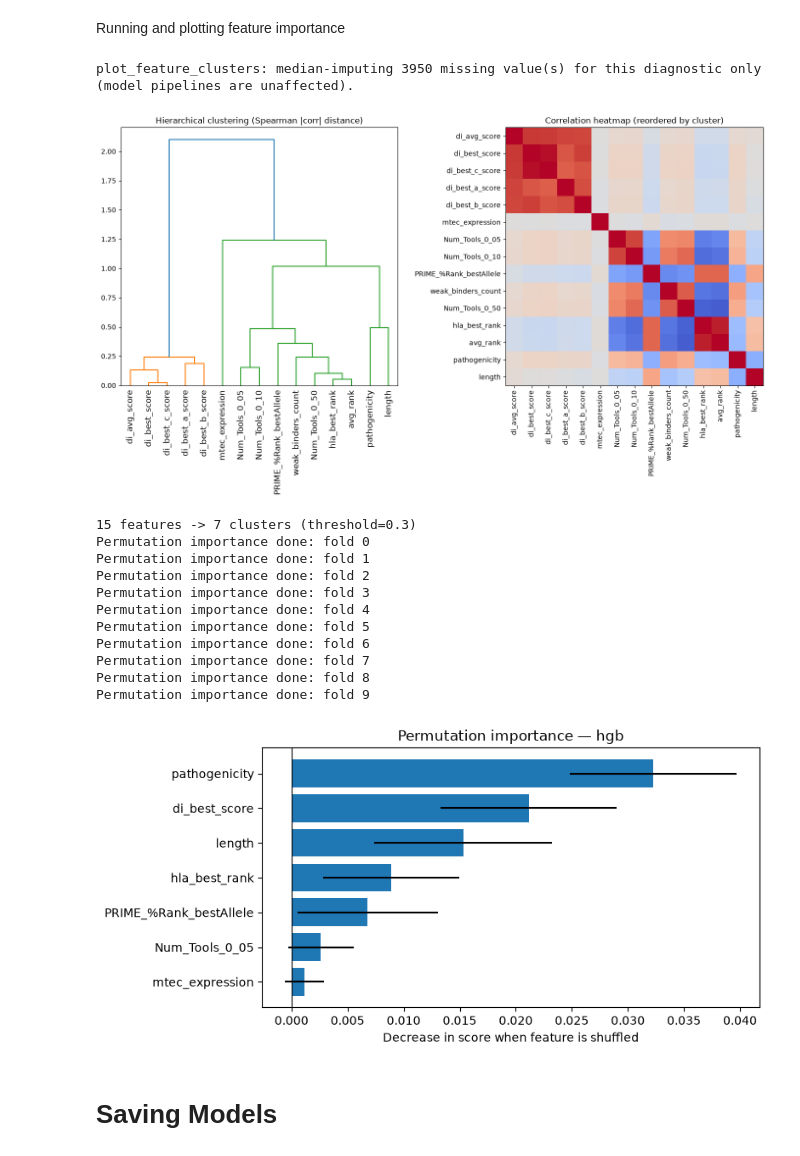
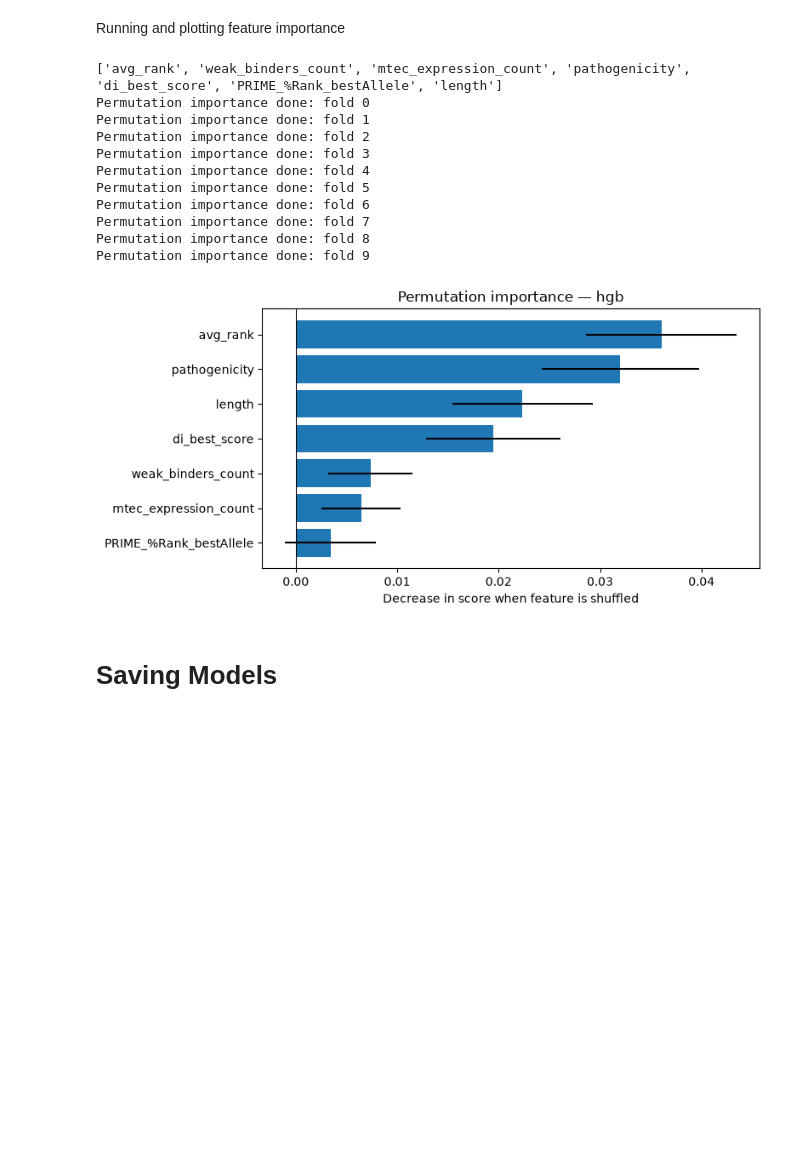
Before and after one commit to jonnovd/ImmunPepPred, a Jupyter notebook: models/model_evaluator.ipynb, the cells around one changed output. Drawn from its saved outputs; the diff is of its cells as text; code cells hidden in the pictures; blank space fills up the shorter version.

Commit message:
small feature name change in predict.py and created separate feature visualiser file

```diff
--- a/models/model_evaluator.ipynb
+++ b/models/model_evaluator.ipynb
@@ -16,7 +16,8 @@ from sklearn.preprocessing import RobustScaler, StandardScaler
 INPUT_DIR        = "data/input"
 MODEL_INPUT_DIR  = f"{INPUT_DIR}/formatted-input"
 #MODEL_INPUT_FILE = f"{MODEL_INPUT_DIR}/model_input_traintest_cleavedSelf9k_hex_noID.csv"#model_input_traintest_randselfpeps_commonAlleles_nomhcnuggs_newPath.csv"#model_input_traintest_randselfpeps_new_pathogenicity.csv"#" #"model_input_imm_and_mhc-nb_m1_t7.csv"#"#"model_input_all_traintest.csv"
-MODEL_INPUT_FILE = f"{MODEL_INPUT_DIR}/model_input_traintest_cleavedself9k_di_selfNoID.csv"
+#MODEL_INPUT_FILE = f"{MODEL_INPUT_DIR}/model_input_traintest_cleavedself9k_di_selfNoID.csv"
+MODEL_INPUT_FILE = f"{MODEL_INPUT_DIR}/traintest_9kcleavedself_featureTable.csv"
 #MODEL_INPUT_FILE = f"data/selfsimilarity/selfsim_noID_combined.csv"
 #FEATURE_TABLE    = f"{MODEL_INPUT_DIR}/featureTable1.csv"
 #MODEL_INPUT_FILE = f"{MODEL_INPUT_DIR}/testMTEC_raw_featureTable_traintest_9kcleavedself.csv"
@@ -85,13 +86,16 @@ print(f"Model Train Test DF: {X_df.shape}")
 X_df = X_df.drop(columns=['best_allele', 'best_netmhc_r', 'best_mixmhc_r', 'best_mhcflurry_r', 'best_mhcnuggets_r',
        'netmhc_a', 'mixmhc_a', 'mhcflurry_a', 'mhcnuggets_a'], errors='ignore')
 
-# NB Drops: TAP, selfsimilarity,
+# NB Drops: TAP, selfsimilarity, All Num Tools, di_avg
 X_df = X_df.drop(columns=['Num_Tools_Super_Strong_Binder', 'Num_Tools_Strong_Binder',
        'Num_Tools_Weak_Binder', 'Num_Tools_Super_Weak_Binder', 'Num_Tools_0_01', 'tap_score',
        'Num_Tools_0_02', 'Num_Tools_0_03', 'Num_Tools_0_04', 'strong_binders_count','Num_Tools_1',
-       'Num_Tools_2', 'best_netmhc_r', 'best_mixmhc_r', 'best_mhcflurry_r', 'best_mhcnuggets_r',
-       'di_avg_a_score', 'di_avg_b_score', 'di_avg_c_score', 'selfsimilarity'], errors='ignore')
+       'Num_Tools_2', 'best_netmhc_r', 'best_mixmhc_r', 'best_mhcflurry_r', 'best_mhcnuggets_r', 'di_avg_score', 'di_best_a_score',
+       'di_best_b_score', 'di_best_c_score',
+       'di_avg_a_score', 'di_avg_b_score', 'di_avg_c_score', 'selfsimilarity', 'similarity_score', 'Num_Tools_0_05', 'Num_Tools_0_10',
+       'Num_Tools_0_50'], errors='ignore')
 
+X_df = X_df.drop(columns=['best_rank'], errors='ignore')
 
 ## TESTING NEW FEATURE SET
 # X_df = X_df.drop(columns=['avg_rank', 'di_avg_score', 'Num_Tools_0_05',
@@ -174,9 +176,9 @@ HLABINDER_df = X_df[['peptide', 'hla_best_rank', 'avg_rank', 'weak_binders_count
 # %%
 X = X_df.drop(columns='peptide').to_numpy()
 # display(X)
-X = PRIME_df.drop(columns='peptide').to_numpy()
-FINAL_FEATURES = ['PRIME_%Rank_bestAllele']
-display(X)
+# X = PRIME_df.drop(columns='peptide').to_numpy()
+# FINAL_FEATURES = ['PRIME_%Rank_bestAllele']
+# display(X)
 
 y = labels_df.drop(columns='peptide').to_numpy()
 y=y.ravel()
@@ -727,49 +722,56 @@ def plot_permutation_importance(importance_df, model_name="", top_n=None):
 Running and plotting feature importance
 # %%
 feature_names = FINAL_FEATURES.tolist()
+print(feature_names)
 
-# Correlation
-dist_linkage, corr, clustered_names, kept_indices = plot_feature_clusters(X, feature_names)
+# # Correlation
+# dist_linkage, corr, clustered_names, kept_indices = plot_feature_clusters(X, feature_names)
 
-selected_idx, selected_names = select_uncorrelated_features(
-    dist_linkage, clustered_names, threshold=0.3
-)
-selected_orig_idx = [kept_indices[i] for i in selected_idx]  # map back to original X columns
-X_reduced = X[:, selected_orig_idx]  # original (unimputed) X -- pipelines handle NaNs themselves
+# selected_idx, selected_names = select_uncorrelated_features(
+#     dist_linkage, clustered_names, threshold=0.3
+# )
+# selected_orig_idx = [kept_indices[i] for i in selected_idx]  # map back to original X columns
+# X_reduced = X[:, selected_orig_idx]  # original (unimputed) X -- pipelines handle NaNs themselves
+
+# best_hgb_pipe = Pipeline([("clf", HistGradientBoostingClassifier(max_iter=100, learning_rate=0.05, max_depth=10, random_state=0))])
+
+# hgb_importance_df = run_permutation_importance(
+#     best_hgb_pipe, X_reduced, y, selected_names,
+#     scoring="precision",  # match REFIT_METRIC
+# )
+# plot_permutation_importance(hgb_importance_df, model_name="hgb")
 
 best_hgb_pipe = Pipeline([("clf", HistGradientBoostingClassifier(max_iter=100, learning_rate=0.05, max_depth=10, random_state=0))])
 
 hgb_importance_df = run_permutation_importance(
-    best_hgb_pipe, X_reduced, y, selected_names,
+    best_hgb_pipe, X, y, feature_names,
     scoring="precision",  # match REFIT_METRIC
 )
 plot_permutation_importance(hgb_importance_df, model_name="hgb")
 
 # Optional: for a richer, directional view of HGB specifically (not a
 # general cross-model method, but fast + exact for tree ensembles):
 #
 # import shap
 # best_hgb_pipe.fit(X_reduced, y)
 # explainer = shap.TreeExplainer(
 #     best_hgb_pipe.named_steps["clf"], feature_perturbation="tree_path_dependent"
 # )
 # shap_values = explainer.shap_values(X_reduced)
 # shap.summary_plot(shap_values, X_reduced, feature_names=selected_names)
 # %% [output]
-plot_feature_clusters: median-imputing 3950 missing value(s) for this diagnostic only (model pipelines are unaffected).
+['avg_rank', 'weak_binders_count', 'mtec_expression_count', 'pathogenicity', 'di_best_score', 'PRIME_%Rank_bestAllele', 'length']
+Permutation importance done: fold 0
+Permutation importance done: fold 1
+Permutation importance done: fold 2
+Permutation importance done: fold 3
+Permutation importance done: fold 4
+Permutation importance done: fold 5
+Permutation importance done: fold 6
+Permutation importance done: fold 7
+Permutation importance done: fold 8
+Permutation importance done: fold 9
-[figure, old version]
+[figure, new version]
-15 features -> 7 clusters (threshold=0.3)
-Permutation importance done: fold 0
-Permutation importance done: fold 1
-Permutation importance done: fold 2
-Permutation importance done: fold 3
-Permutation importance done: fold 4
-Permutation importance done: fold 5
-Permutation importance done: fold 6
-Permutation importance done: fold 7
-Permutation importance done: fold 8
-Permutation importance done: fold 9
-[figure, removed]
 # %% [markdown]
 # Saving Models
 # %%
```
Also changed, not shown: parts of 10 cells of this notebook, 2 other files.
